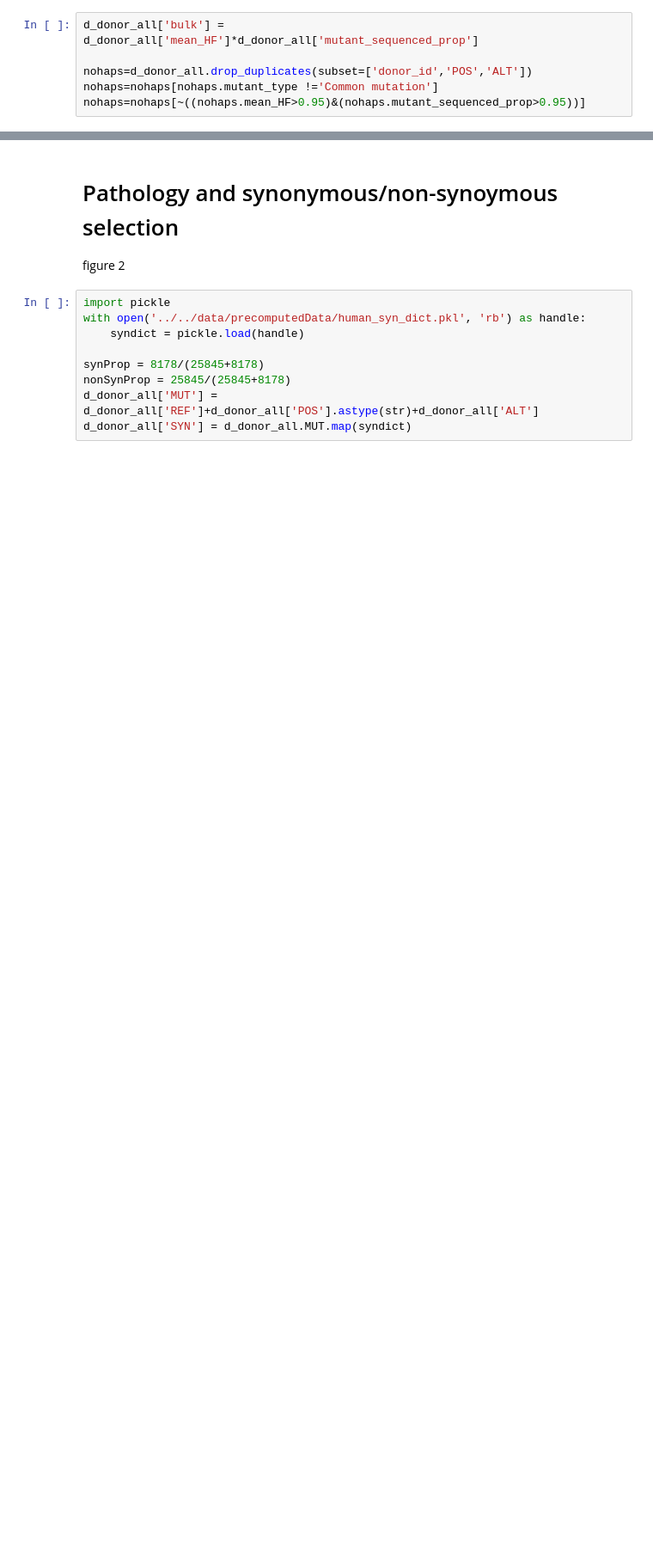
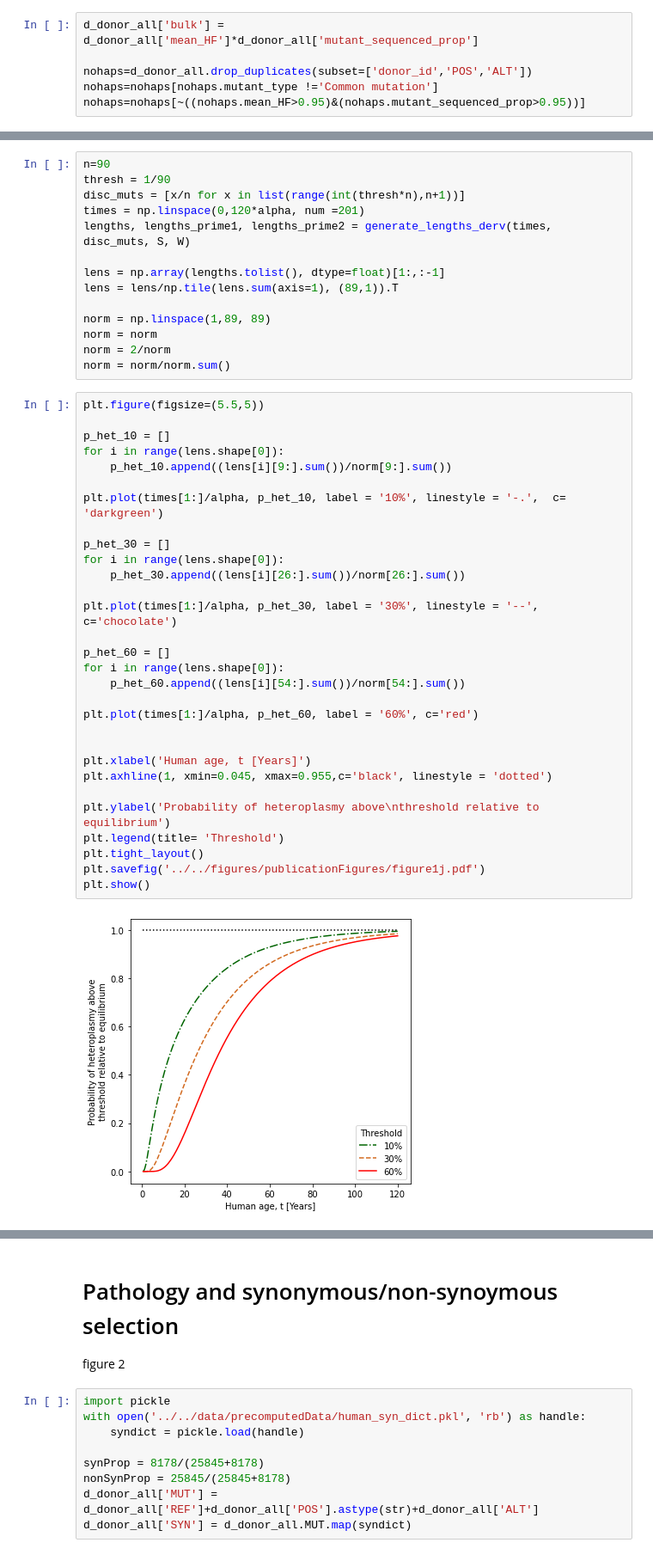
Before and after one commit to SystemsAndSignalsGroup/Mito-Ageing, a Jupyter notebook: code/variantAnalysis/variant_analysis.ipynb, the cells around one changed output, grey strips where cells are left out. Shown at 86% size. Cells and saved outputs as stored; diff of their text form; blank space fills up the shorter version.

```diff
--- a/code/variantAnalysis/variant_analysis.ipynb
+++ b/code/variantAnalysis/variant_analysis.ipynb
@@ -213,2 +562,48 @@ The mpl_toolkits.axes_grid module was deprecated in Matplotlib 2.1 and will be r
+# %%
+n=90
+thresh = 1/90
+disc_muts = [x/n for x in list(range(int(thresh*n),n+1))]
+times = np.linspace(0,120*alpha, num =201)
+lengths, lengths_prime1, lengths_prime2 = generate_lengths_derv(times, disc_muts, S, W)
+
+lens = np.array(lengths.tolist(), dtype=float)[1:,:-1]
+lens = lens/np.tile(lens.sum(axis=1), (89,1)).T
+
+norm = np.linspace(1,89, 89)
+norm = norm
+norm = 2/norm
+norm = norm/norm.sum()
+# %%
+plt.figure(figsize=(5.5,5))
+
+p_het_10 = []
+for i in range(lens.shape[0]):
+    p_het_10.append((lens[i][9:].sum())/norm[9:].sum())
+
+plt.plot(times[1:]/alpha, p_het_10, label = '10%', linestyle = '-.',  c= 'darkgreen')
+
+p_het_30 = []
+for i in range(lens.shape[0]):
+    p_het_30.append((lens[i][26:].sum())/norm[26:].sum())
+
+plt.plot(times[1:]/alpha, p_het_30, label = '30%', linestyle = '--', c='chocolate')
+
+p_het_60 = []
+for i in range(lens.shape[0]):
+    p_het_60.append((lens[i][54:].sum())/norm[54:].sum())
+
+plt.plot(times[1:]/alpha, p_het_60, label = '60%', c='red')
+
+
+plt.xlabel('Human age, t [Years]')
+plt.axhline(1, xmin=0.045, xmax=0.955,c='black', linestyle = 'dotted')
+
+plt.ylabel('Probability of heteroplasmy above\nthreshold relative to equilibrium')
+plt.legend(title= 'Threshold')
+plt.tight_layout()
+plt.savefig('../../figures/publicationFigures/figure1j.pdf')
+plt.show()
+# %% [output]
+[figure, added]
 # %% [markdown]
 # Look at the spread of homoplasmic/high heteroplasmy variants
```
Also changed, not shown: parts of 30 cells of this notebook, 50 other files.
